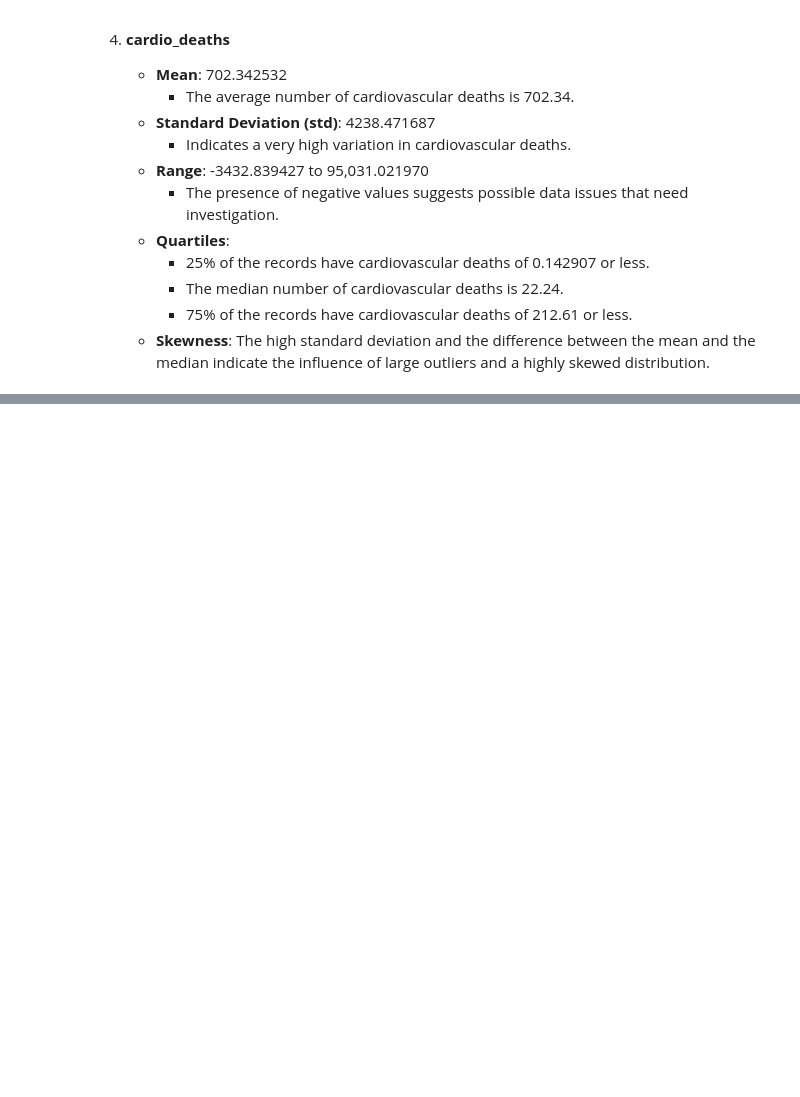
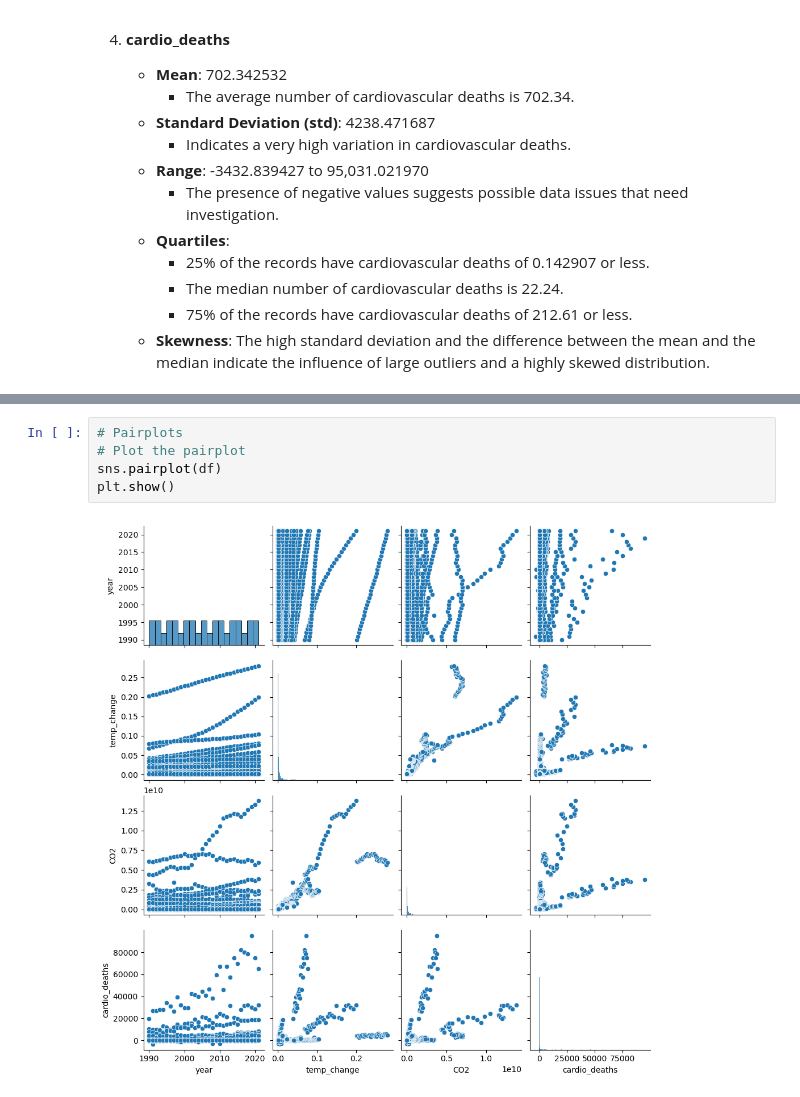
Before and after one commit to RaveEx12/cadiovascular_death, a Jupyter notebook: notebooks/cadio_notebook.ipynb, the cells around one changed output, grey strips where cells are left out. Drawn from its saved outputs; the diff is of its cells as text; blank space fills up the shorter version.

```diff
--- a/notebooks/cadio_notebook.ipynb
+++ b/notebooks/cadio_notebook.ipynb
@@ -297,0 +320,7 @@ for col in df.select_dtypes(exclude="object"):
+# %%
+# Pairplots
+# Plot the pairplot
+sns.pairplot(df)
+plt.show()
+# %% [output]
+[figure, added]
```
Also changed, not shown: parts of 17 cells of this notebook, 2 other files.
